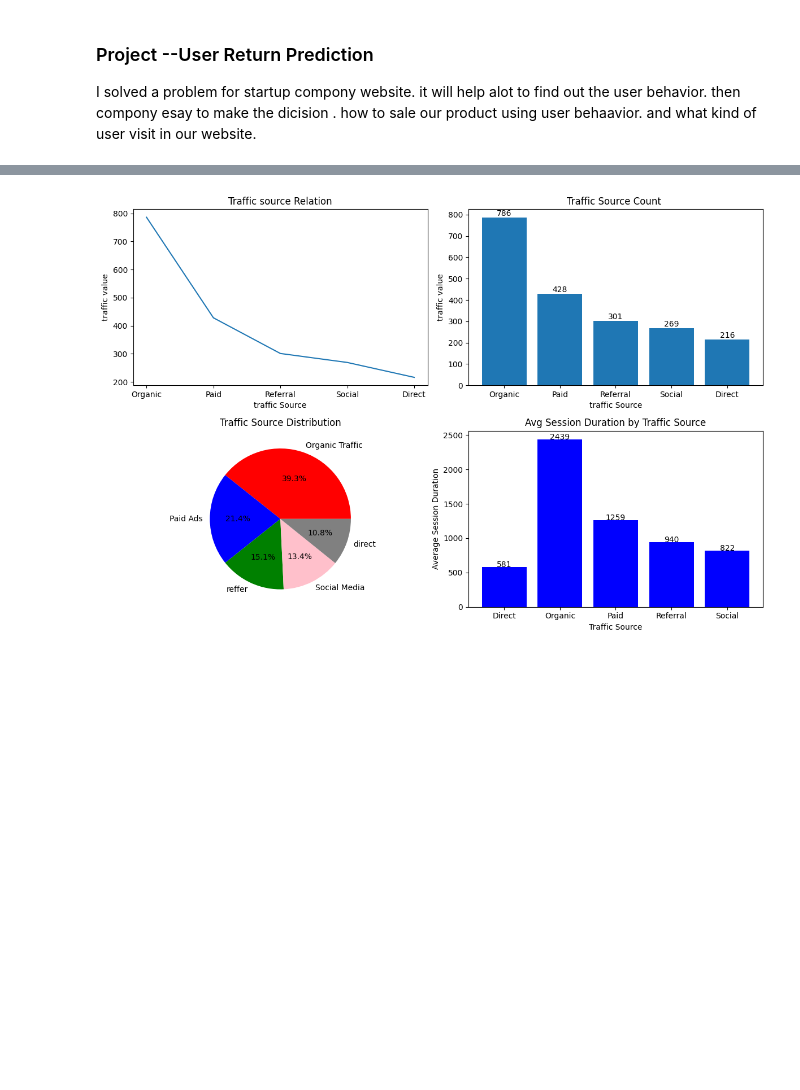
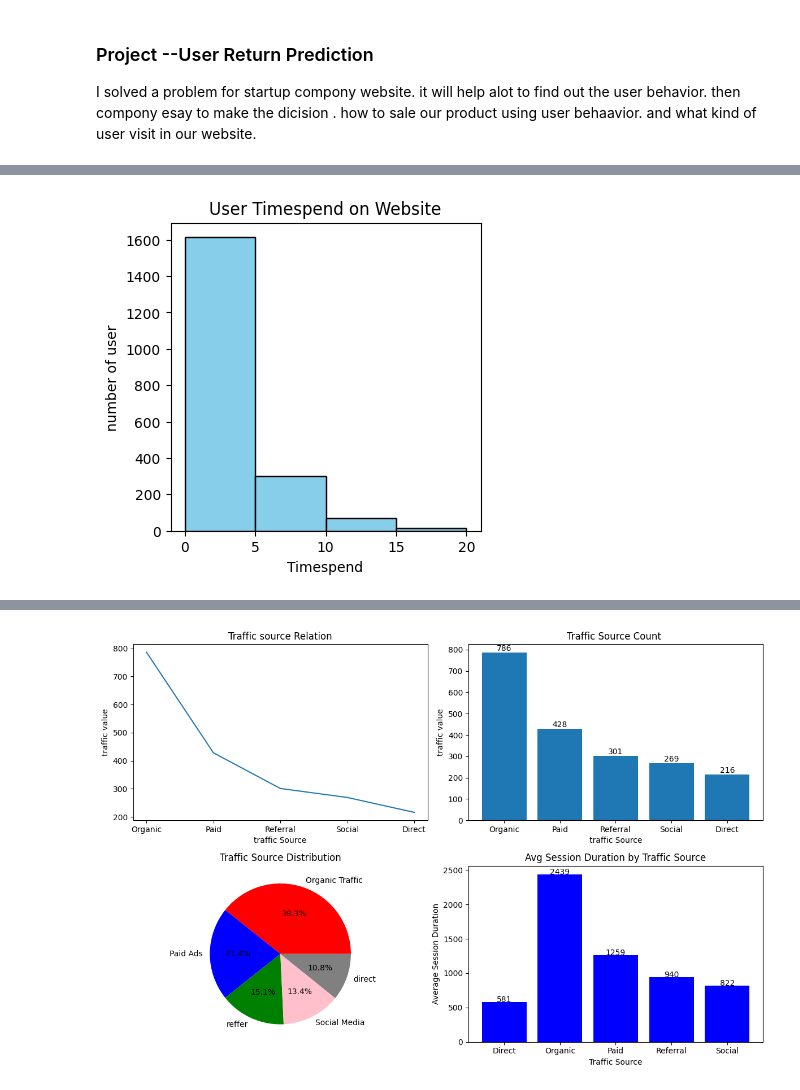
Before and after one commit to Himanshutiwari321/User-Return-Prediction---Startup---ML, a Jupyter notebook: project_URP.ipynb, the cells around one changed output, grey strips where cells are left out. Cells and saved outputs as stored; diff of their text form; code cells hidden in the pictures; blank space fills up the shorter version.

```diff
--- a/project_URP.ipynb
+++ b/project_URP.ipynb
@@ -34,0 +111,18 @@ df.describe()
+# %%
+#numarical columns ---Session Durasion
+
+plt.figure(figsize=(4,4))
+
+bins = [0, 5,10, 15,20]
+plt.hist(
+   df['Session Duration'],
+   color ='skyblue',
+   edgecolor = 'black',
+    bins=bins
+)
+plt.ylabel("number of user")
+plt.xlabel("Timespend")
+plt.title("User Timespend on Website")
+plt.show()
+# %% [output]
+[figure, added]
```
Also changed, not shown: parts of 15 cells of this notebook.
